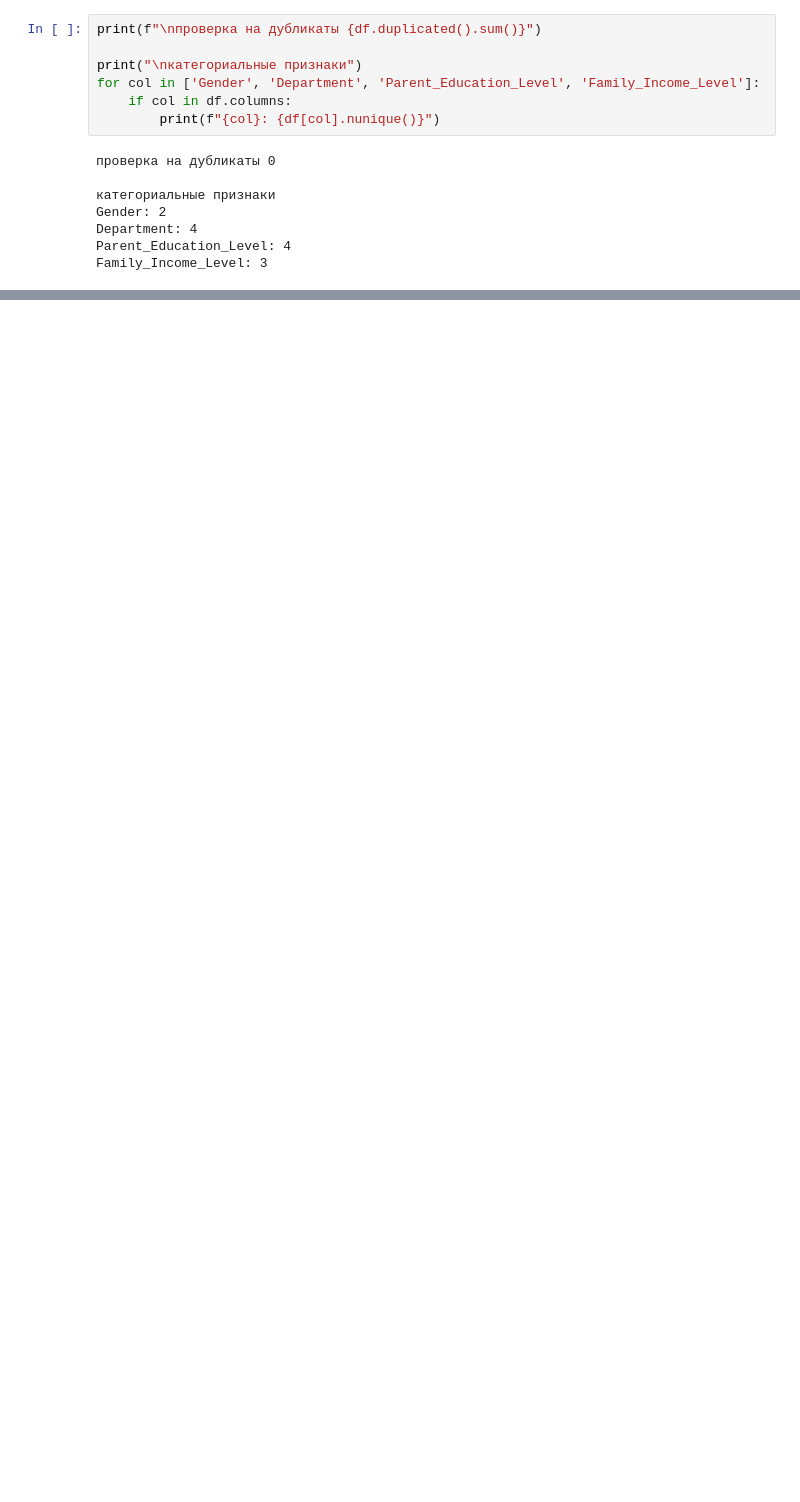
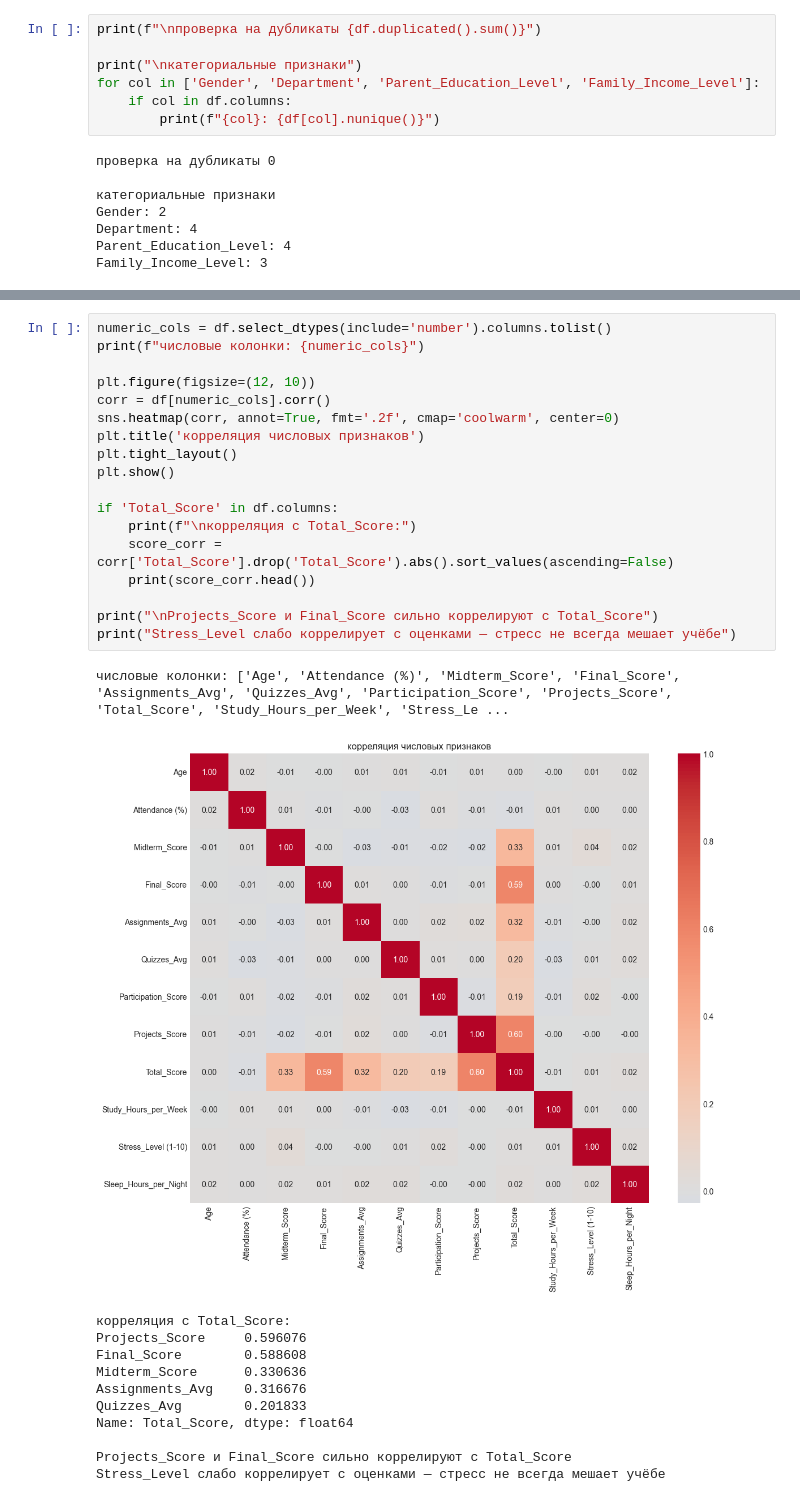
Before and after one commit to darriyy/ml-course-homeworks, a Jupyter notebook: hw02/hw.ipynb, the cells around one changed output, grey strips where cells are left out. Cells and saved outputs as stored; diff of their text form; blank space fills up the shorter version.

```diff
--- a/hw02/hw.ipynb
+++ b/hw02/hw.ipynb
@@ -128,0 +232,31 @@ Family_Income_Level: 3
+# %%
+numeric_cols = df.select_dtypes(include='number').columns.tolist()
+print(f"числовые колонки: {numeric_cols}")
+
+plt.figure(figsize=(12, 10))
+corr = df[numeric_cols].corr()
+sns.heatmap(corr, annot=True, fmt='.2f', cmap='coolwarm', center=0)
+plt.title('корреляция числовых признаков')
+plt.tight_layout()
+plt.show()
+
+if 'Total_Score' in df.columns:
+    print(f"\nкорреляция с Total_Score:")
+    score_corr = corr['Total_Score'].drop('Total_Score').abs().sort_values(ascending=False)
+    print(score_corr.head())
+
+print("\nProjects_Score и Final_Score сильно коррелируют с Total_Score")
+print("Stress_Level слабо коррелирует с оценками — стресс не всегда мешает учёбе")
+# %% [output]
+числовые колонки: ['Age', 'Attendance (%)', 'Midterm_Score', 'Final_Score', 'Assignments_Avg', 'Quizzes_Avg', 'Participation_Score', 'Projects_Score', 'Total_Score', 'Study_Hours_per_Week', 'Stress_Le ...
+[figure, added]
+корреляция с Total_Score:
+Projects_Score     0.596076
+Final_Score        0.588608
+Midterm_Score      0.330636
+Assignments_Avg    0.316676
+Quizzes_Avg        0.201833
+Name: Total_Score, dtype: float64
+
+Projects_Score и Final_Score сильно коррелируют с Total_Score
+Stress_Level слабо коррелирует с оценками — стресс не всегда мешает учёбе
```
Also changed, not shown: parts of 14 cells of this notebook, 36 other files.
